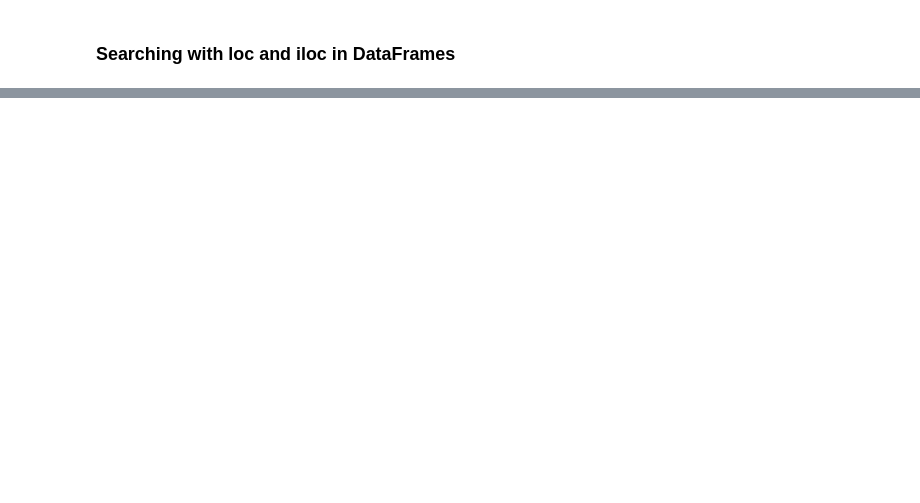
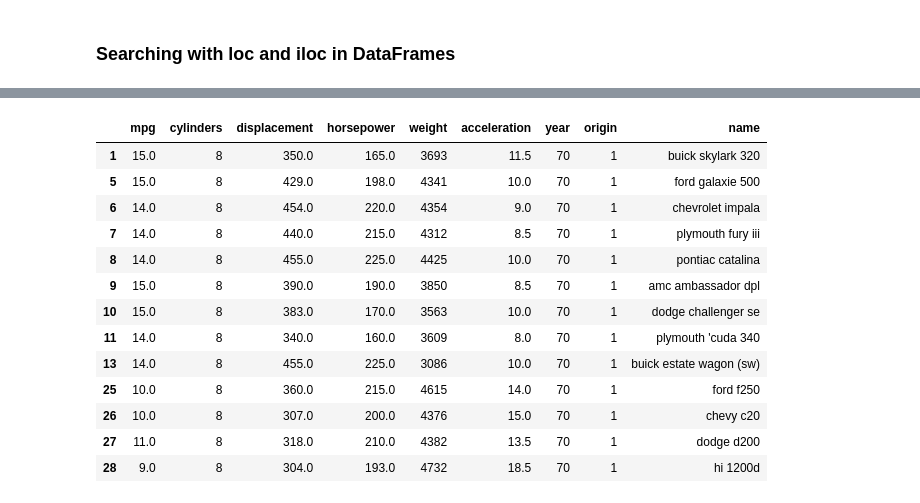
Before and after one commit to kenclements/SEAS8416, a Jupyter notebook: src/SEAS8416_Lecture_2.ipynb, the cells around one changed output, grey strips where cells are left out. Cells and saved outputs as stored; diff of their text form; code cells hidden in the pictures; blank space fills up the shorter version.

```diff
--- a/src/SEAS8416_Lecture_2.ipynb
+++ b/src/SEAS8416_Lecture_2.ipynb
@@ -688,0 +580,21 @@ pd.concat([left, right], axis=0)
+# %%
+#now lets search based on values!  all rows where year is 70 and horsepower is greater than 150.
+#pay close attention to brackets and parens.
+df5 = df3.loc[(df3['year'] == 70) & (df3['horsepower'] > 150)]
+# %%
+df5
+# %% [output]
+|  | mpg | cylinders | displacement | horsepower | weight | acceleration | year | origin | name |
+| 1 | 15.0 | 8 | 350.0 | 165.0 | 3693 | 11.5 | 70 | 1 | buick skylark 320 |
+| 5 | 15.0 | 8 | 429.0 | 198.0 | 4341 | 10.0 | 70 | 1 | ford galaxie 500 |
+| 6 | 14.0 | 8 | 454.0 | 220.0 | 4354 | 9.0 | 70 | 1 | chevrolet impala |
+| 7 | 14.0 | 8 | 440.0 | 215.0 | 4312 | 8.5 | 70 | 1 | plymouth fury iii |
+| 8 | 14.0 | 8 | 455.0 | 225.0 | 4425 | 10.0 | 70 | 1 | pontiac catalina |
+| 9 | 15.0 | 8 | 390.0 | 190.0 | 3850 | 8.5 | 70 | 1 | amc ambassador dpl |
+| 10 | 15.0 | 8 | 383.0 | 170.0 | 3563 | 10.0 | 70 | 1 | dodge challenger se |
+| 11 | 14.0 | 8 | 340.0 | 160.0 | 3609 | 8.0 | 70 | 1 | plymouth 'cuda 340 |
+| 13 | 14.0 | 8 | 455.0 | 225.0 | 3086 | 10.0 | 70 | 1 | buick estate wagon (sw) |
+| 25 | 10.0 | 8 | 360.0 | 215.0 | 4615 | 14.0 | 70 | 1 | ford f250 |
+| 26 | 10.0 | 8 | 307.0 | 200.0 | 4376 | 15.0 | 70 | 1 | chevy c20 |
+| 27 | 11.0 | 8 | 318.0 | 210.0 | 4382 | 13.5 | 70 | 1 | dodge d200 |
+| 28 | 9.0 | 8 | 304.0 | 193.0 | 4732 | 18.5 | 70 | 1 | hi 1200d |
```
Also changed, not shown: parts of 34 cells of this notebook.
